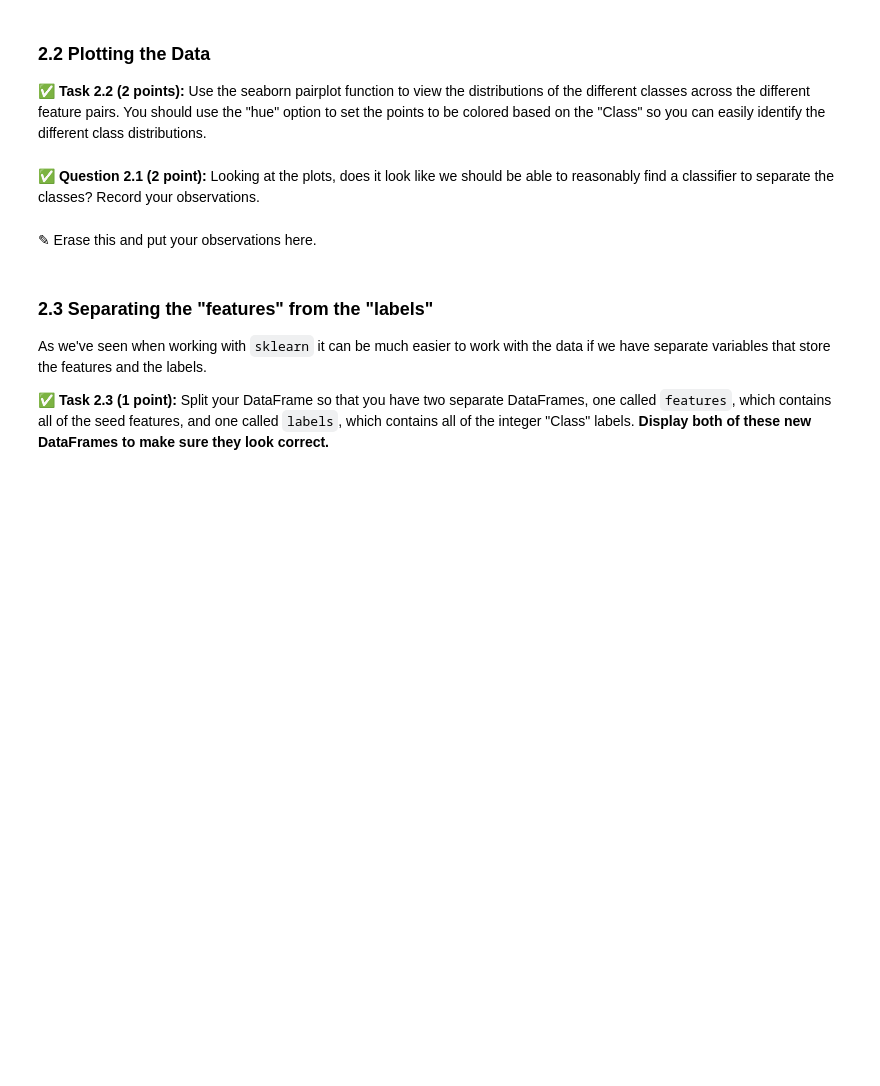
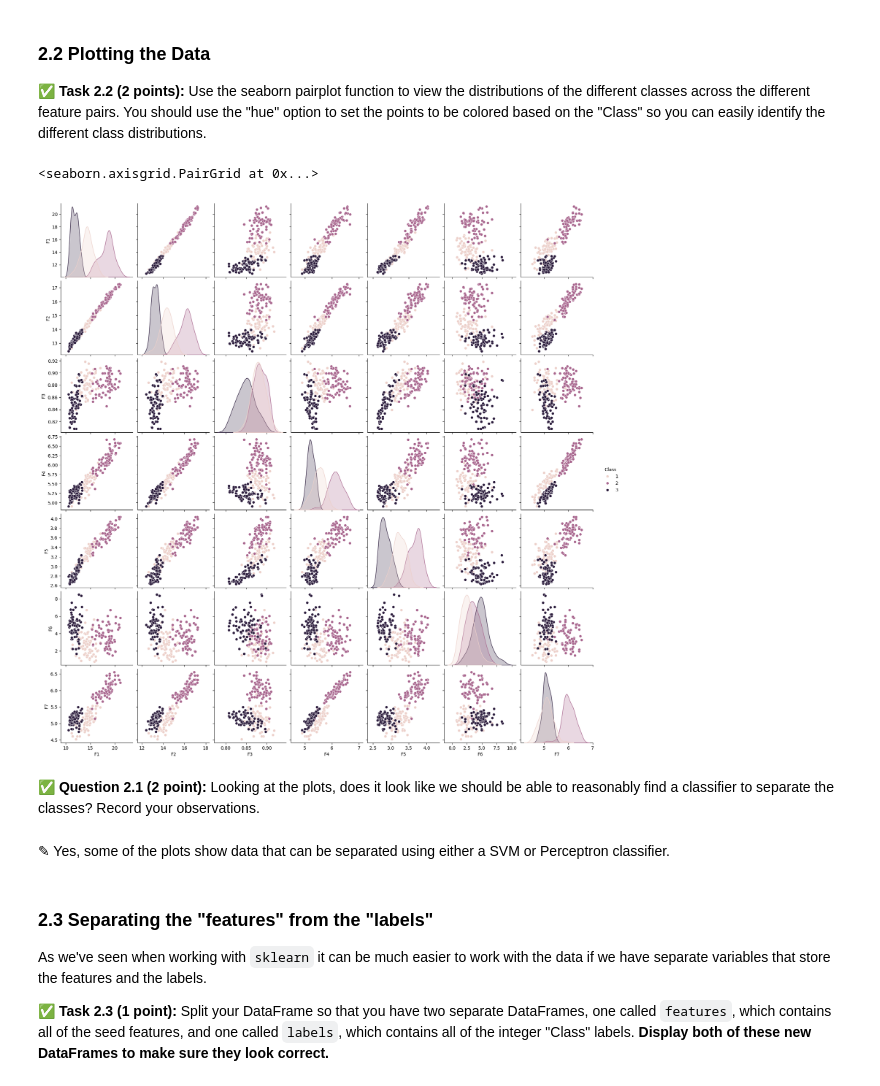
Before and after one commit to whitete3/CMSE202-f24-turnin, a Jupyter notebook: hw-04/HW-04_PerceptronSVMandPCA-STUDENT.ipynb, the cells around one changed output. Cells and saved outputs as stored; diff of their text form; code cells hidden in the pictures; blank space fills up the shorter version.

```diff
--- a/hw-04/HW-04_PerceptronSVMandPCA-STUDENT.ipynb
+++ b/hw-04/HW-04_PerceptronSVMandPCA-STUDENT.ipynb
@@ -89,0 +91,6 @@ Once you've loaded in the data, **display the DataFrame to make sure it looks re
+# %%
+# Put your code here
+seeds = pd.read_csv("seeds.tsv", sep = "\t")
+feature_names = ["F1","F2","F3","F4","F5","F6","F7","Class"]
+seeds.columns = feature_names
+print(seeds)
@@ -93,10 +115,14 @@ Once you've loaded in the data, **display the DataFrame to make sure it looks re
 **&#9989; Task 2.2 (2 points):** Use the seaborn pairplot function to view the distributions of the different classes across the different feature pairs. You should use the "hue" option to set the points to be colored based on the "Class" so you can easily identify the different class distributions.
 # %%
 # Put your code here
+sn.pairplot(seeds, hue="Class")
+# %% [output]
+<seaborn.axisgrid.PairGrid at 0x...>
+[figure, added]
 # %% [markdown]
 &#9989; **Question 2.1 (2 point):** Looking at the plots, does it look like we should be able to reasonably find a classifier to separate the classes? Record your observations.
-# %% [markdown]
-<font size=+3>&#9998;</font> Erase this and put your observations here.
+# %% [markdown]
+<font size=+3>&#9998;</font> Yes, some of the plots show data that can be separated using either a SVM or Perceptron classifier.
 # %% [markdown]
 ### 2.3 Separating the "features" from the "labels"
 
```
Also changed, not shown: parts of 9 cells of this notebook.
